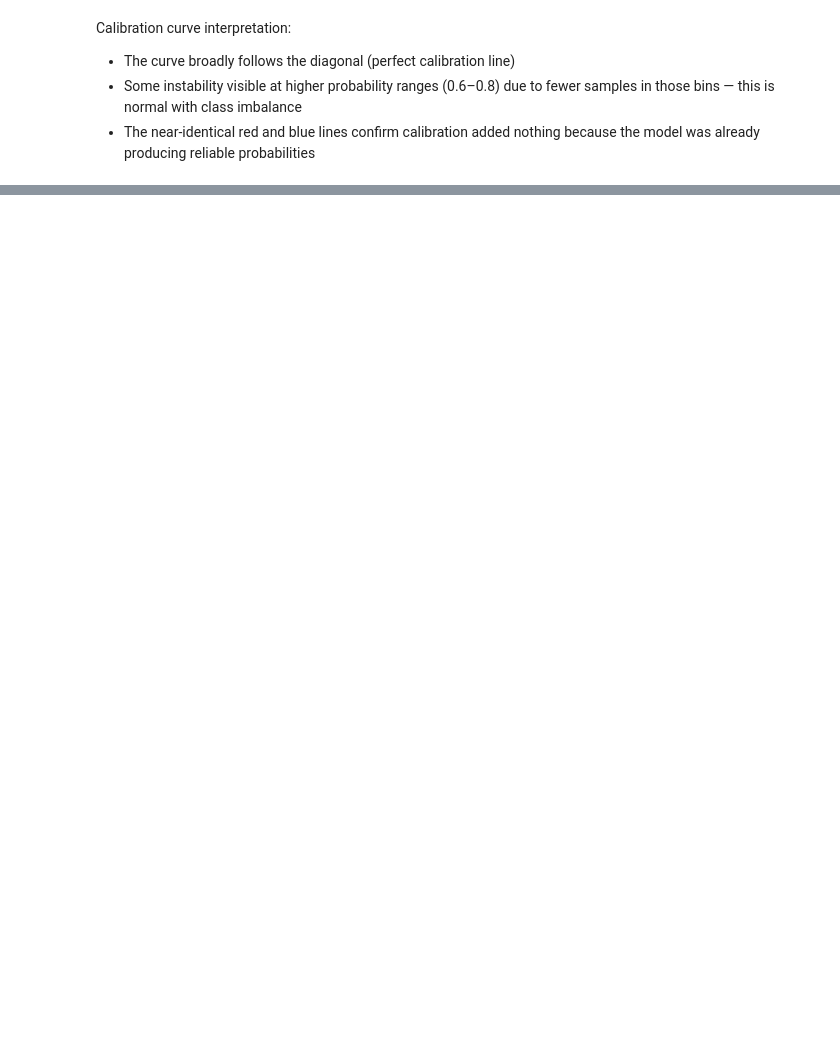
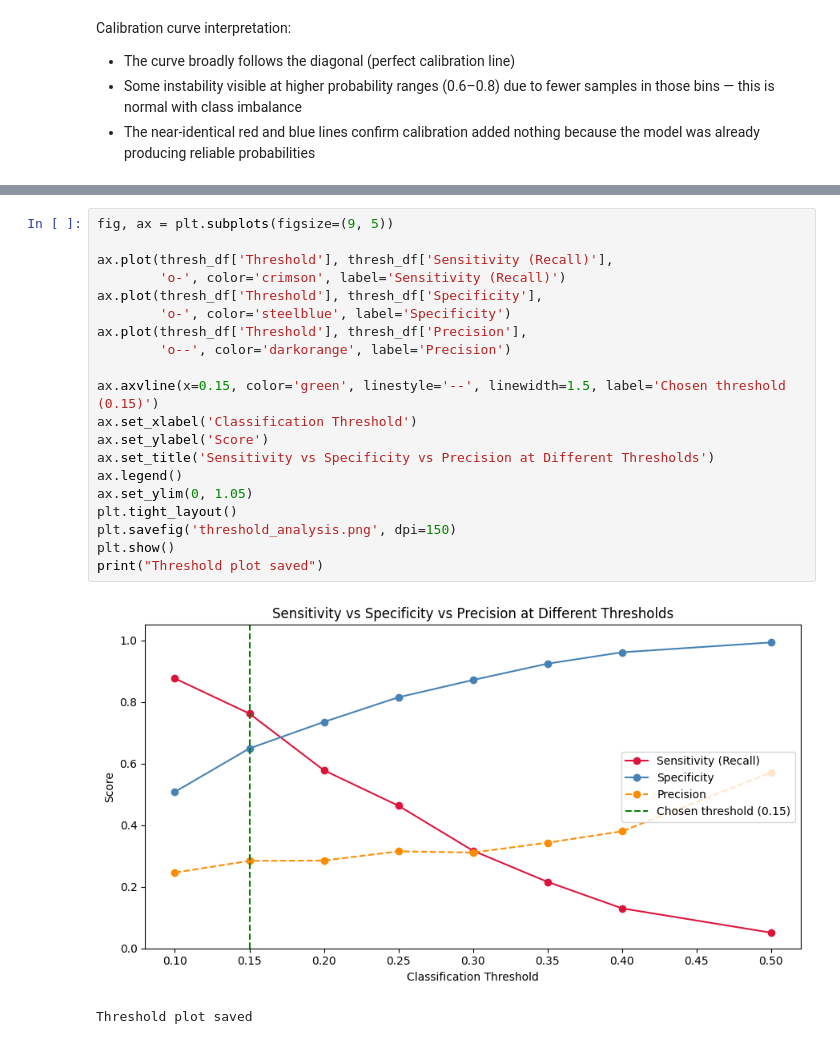
Before and after one commit to Baybeechristy/Early-Detection-of-Type-2-Diabetes-Using-ML-and-AI, a Jupyter notebook: early-detection-of-type-ii-diabetes-using-ml.ipynb, the cells around one changed output, grey strips where cells are left out. Cells and saved outputs as stored; diff of their text form; blank space fills up the shorter version.

Commit message:
threshold analysis

```diff
--- a/early-detection-of-type-ii-diabetes-using-ml.ipynb
+++ b/early-detection-of-type-ii-diabetes-using-ml.ipynb
@@ -428,0 +472,23 @@ Calibration curve interpretation:
+# %%
+fig, ax = plt.subplots(figsize=(9, 5))
+
+ax.plot(thresh_df['Threshold'], thresh_df['Sensitivity (Recall)'],
+        'o-', color='crimson', label='Sensitivity (Recall)')
+ax.plot(thresh_df['Threshold'], thresh_df['Specificity'],
+        'o-', color='steelblue', label='Specificity')
+ax.plot(thresh_df['Threshold'], thresh_df['Precision'],
+        'o--', color='darkorange', label='Precision')
+
+ax.axvline(x=0.15, color='green', linestyle='--', linewidth=1.5, label='Chosen threshold (0.15)')
+ax.set_xlabel('Classification Threshold')
+ax.set_ylabel('Score')
+ax.set_title('Sensitivity vs Specificity vs Precision at Different Thresholds')
+ax.legend()
+ax.set_ylim(0, 1.05)
+plt.tight_layout()
+plt.savefig('threshold_analysis.png', dpi=150)
+plt.show()
+print("Threshold plot saved")
+# %% [output]
+[figure, added]
+Threshold plot saved
```
Also changed, not shown: parts of 6 cells of this notebook.
